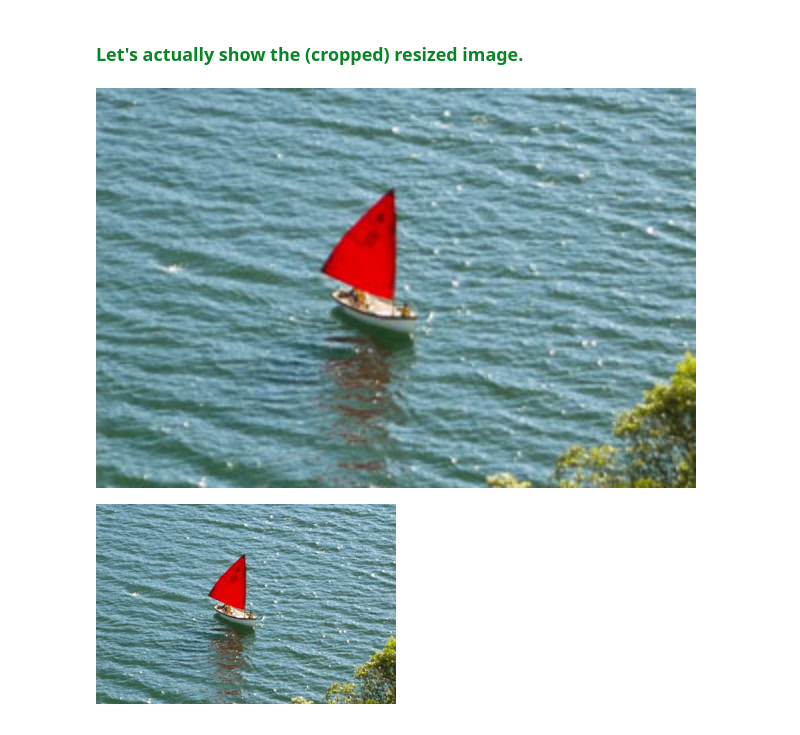
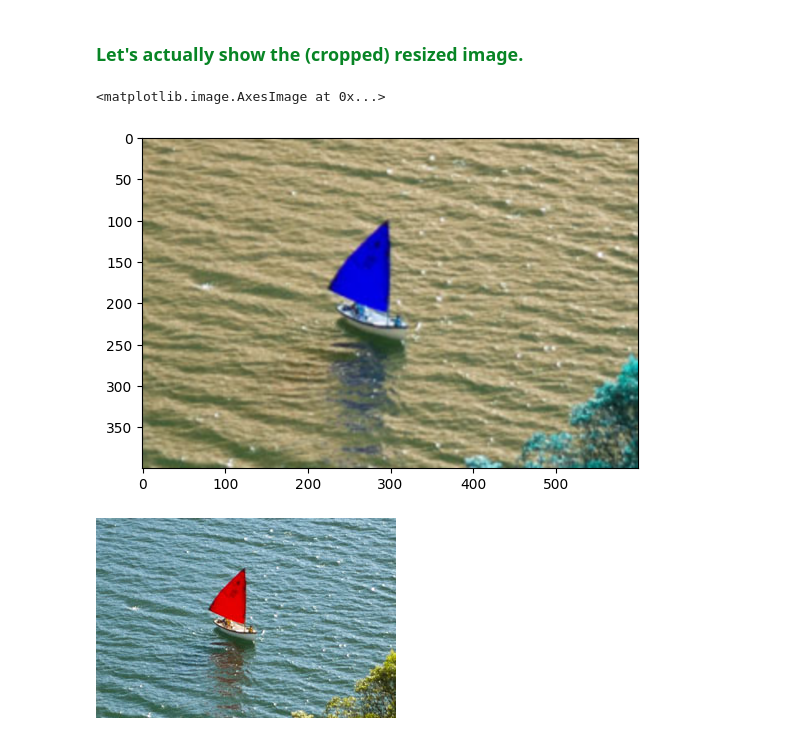
Before and after one commit to gangaholi/KSIT_CSE, a Jupyter notebook: 02_Basic_Image_Manipulations_Crop_Resize_Flip_and_Modify_Pixels.ipynb, the cells around one changed output. Drawn from its saved outputs; the diff is of its cells as text; code cells hidden in the pictures.

```diff
--- a/02_Basic_Image_Manipulations_Crop_Resize_Flip_and_Modify_Pixels.ipynb
+++ b/02_Basic_Image_Manipulations_Crop_Resize_Flip_and_Modify_Pixels.ipynb
@@ -134,7 +103,7 @@ print(cb_img_copy)
 
 Cropping an image is simply achieved by selecting a specific (pixel) region of the image.
 # %%
-img_NZ_bgr = cv2.imread("New_Zealand_Boat.jpg", cv2.IMREAD_COLOR)
+img_NZ_bgr = cv.imread("Images/New_Zealand_Boat.jpg", cv.IMREAD_COLOR)
 img_NZ_rgb = img_NZ_bgr[:, :, ::-1]
 
 plt.imshow(img_NZ_rgb)
@@ -182,7 +151,7 @@ The output image has the size `dsize` (when it is non-zero) or the size computed
 # %% [markdown]
 ### <font color="green"> Method 1: Specifying Scaling Factor using fx and fy
 # %%
-resized_cropped_region_2x = cv2.resize(cropped_region, None, fx=2, fy=2)
+resized_cropped_region_2x = cv.resize(cropped_region, None, fx=2, fy=2)
 plt.imshow(resized_cropped_region_2x)
 # %% [output]
 <matplotlib.image.AxesImage at 0x...>
@@ -220,14 +189,15 @@ plt.imshow(resized_cropped_region)
 # %%
 # Swap channel order
 resized_cropped_region_2x = resized_cropped_region_2x[:, :, ::-1]
 
 # Save resized image to disk
-cv2.imwrite("resized_cropped_region_2x.png", resized_cropped_region_2x)
+cv.imwrite("resized_cropped_region_2x.png", resized_cropped_region_2x)
 
 # Display the cropped and resized image
-Image(filename="resized_cropped_region_2x.png")
+plt.imshow(resized_cropped_region_2x)
 # %% [output]
+<matplotlib.image.AxesImage at 0x...>
-[figure, old version]
+[figure, new version]
 # %%
 # Swap channel order
 cropped_region = cropped_region[:, :, ::-1]
```
Also changed, not shown: parts of 13 cells of this notebook, 1 other file.
